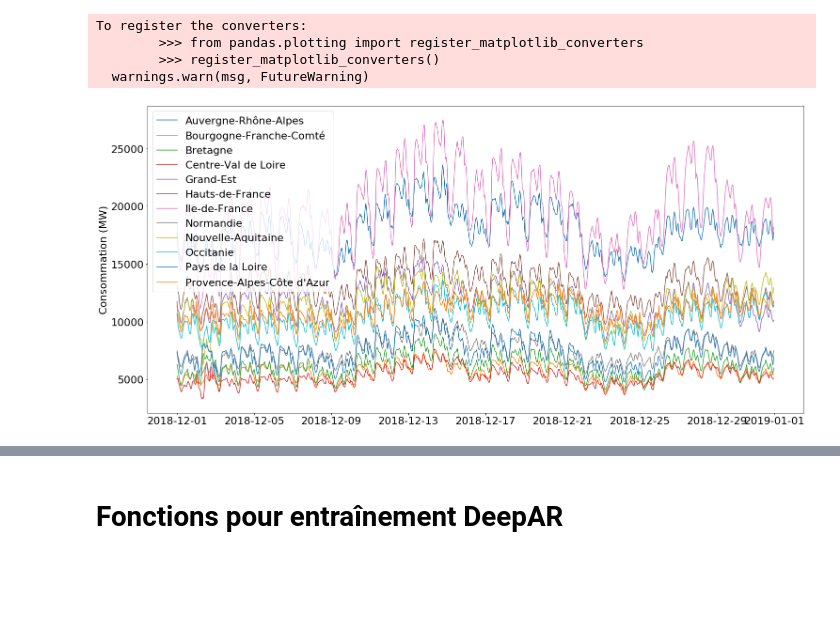
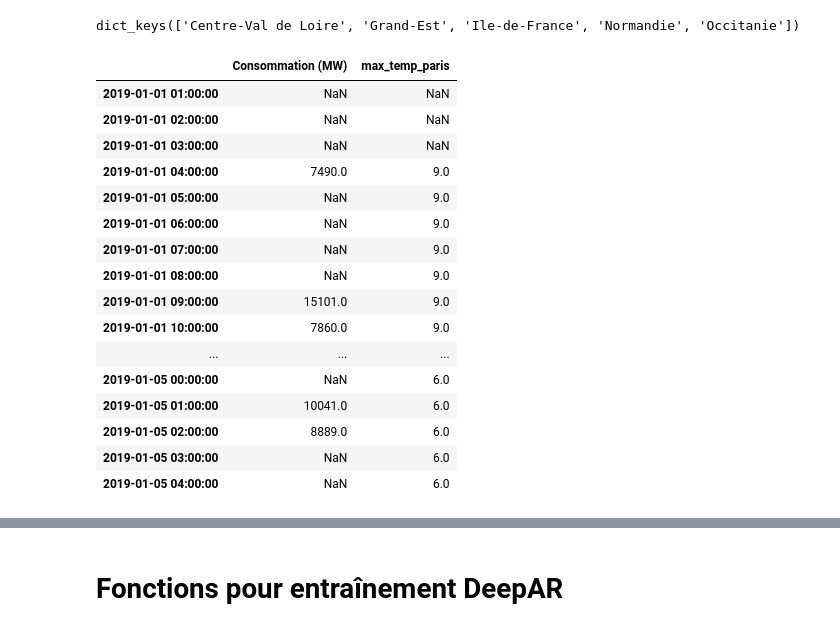
Before and after one commit to publicissapient-france/Xebicon19-time-series-made-easy, a Jupyter notebook: notebooks/deepar_conso_energetique_france.ipynb, the cells around one changed output, grey strips where cells are left out. Saved outputs shown, nothing was run; the diff lists cells and outputs as text; code cells hidden in the pictures; blank space fills up the shorter version.

```diff
--- a/notebooks/deepar_conso_energetique_france.ipynb
+++ b/notebooks/deepar_conso_energetique_france.ipynb
@@ -109,21 +21,0 @@ df_temp.head(1)
-# %%
-matplotlib.rcParams.update({'font.size': 22})
-year = 2018
-month = 12
-
-plt.figure(1, figsize=(25, 12))
-for region in pd.unique(df_temp["Région"]):
-    df_region = df_temp[(df_temp["Région"]==region)
-                        &(df_temp["date_heure"].apply(lambda x: x.year)==year)
-                       &(df_temp["date_heure"].apply(lambda x: x.month==month))]
-    plt.plot(df_region["date_heure"], df_region["Consommation (MW)"], label=region)
-    plt.ylabel("Consommation (MW)")
-    plt.legend()
-
-plt.show()
-# %% [output]
-To register the converters:
-        >>> from pandas.plotting import register_matplotlib_converters
-        >>> register_matplotlib_converters()
-  warnings.warn(msg, FutureWarning)
-[figure, removed]
@@ -139,0 +24,29 @@ for region in pd.unique(df_temp["Région"]):
+# %%
+import os
+region_df_dict_test = pickle.load(open(os.path.join(files.INTERIM_DATA, "region_df_dict{}.pkl".format("_TEST")), "rb"))
+# %%
+region_df_dict_test.keys()
+# %% [output]
+dict_keys(['Centre-Val de Loire', 'Grand-Est', 'Ile-de-France', 'Normandie', 'Occitanie'])
+# %%
+df = region_df_dict_test['Ile-de-France']
+
+df.head(100)
+# %% [output]
+|  | Consommation (MW) | max_temp_paris |
+| 2019-01-01 01:00:00 | NaN | NaN |
+| 2019-01-01 02:00:00 | NaN | NaN |
+| 2019-01-01 03:00:00 | NaN | NaN |
+| 2019-01-01 04:00:00 | 7490.0 | 9.0 |
+| 2019-01-01 05:00:00 | NaN | 9.0 |
+| 2019-01-01 06:00:00 | NaN | 9.0 |
+| 2019-01-01 07:00:00 | NaN | 9.0 |
+| 2019-01-01 08:00:00 | NaN | 9.0 |
+| 2019-01-01 09:00:00 | 15101.0 | 9.0 |
+| 2019-01-01 10:00:00 | 7860.0 | 9.0 |
+| ... | ... | ... |
+| 2019-01-05 00:00:00 | NaN | 6.0 |
+| 2019-01-05 01:00:00 | 10041.0 | 6.0 |
+| 2019-01-05 02:00:00 | 8889.0 | 6.0 |
+| 2019-01-05 03:00:00 | NaN | 6.0 |
+| 2019-01-05 04:00:00 | NaN | 6.0 |
```
Also changed, not shown: parts of 18 cells of this notebook, 22 other files.
